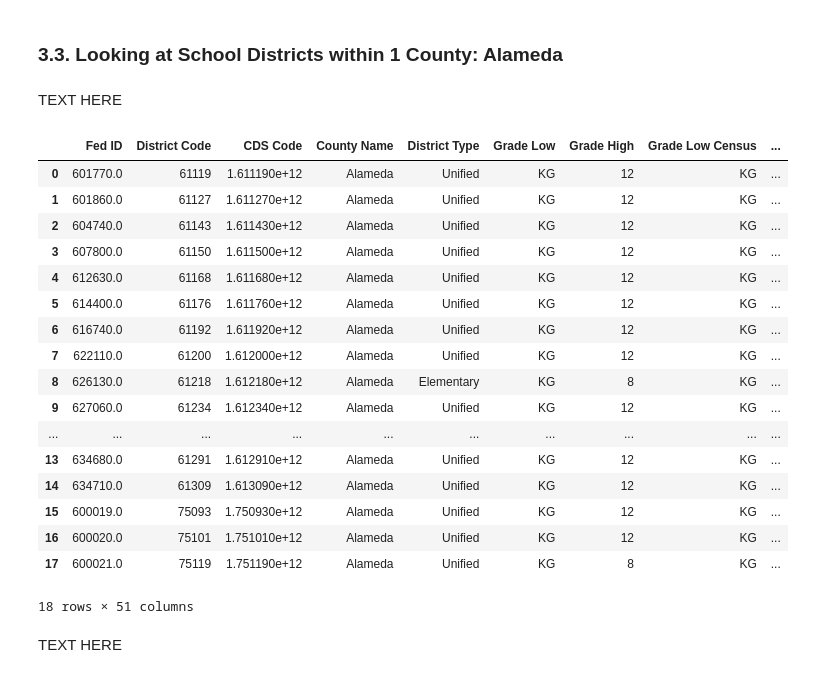
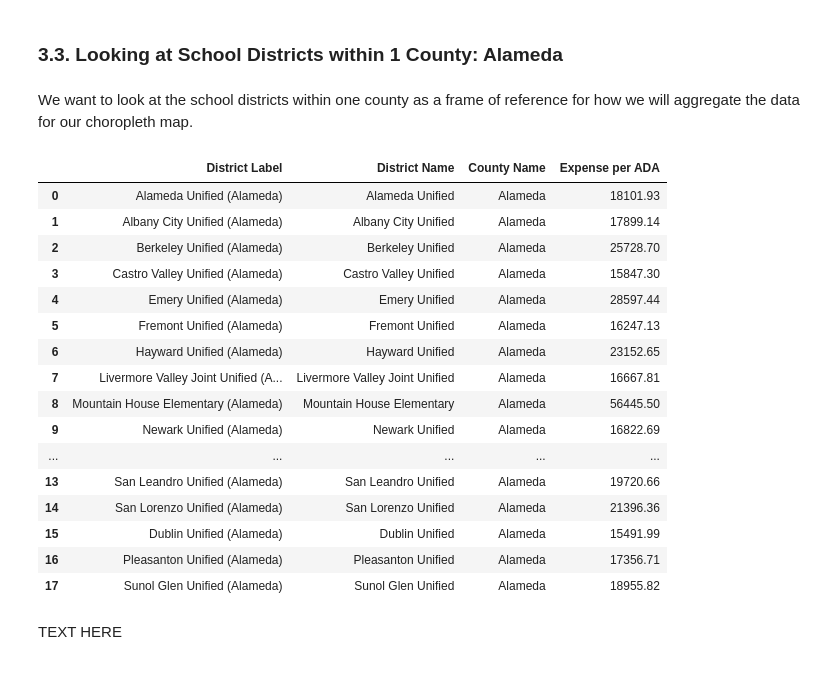
Before and after one commit to lquuu/593-milestone-1, a Jupyter notebook: deepnote/SIADS_593_Milestone_Project/Notebook 4- Visualizations Part 2 (Choropleth Map).ipynb, the cells around one changed output. Saved outputs shown, nothing was run; the diff lists cells and outputs as text; code cells hidden in the pictures.

```diff
--- a/deepnote/SIADS_593_Milestone_Project/Notebook 4- Visualizations Part 2 (Choropleth Map).ipynb
+++ b/deepnote/SIADS_593_Milestone_Project/Notebook 4- Visualizations Part 2 (Choropleth Map).ipynb
@@ -85,33 +85,33 @@ Requirement already satisfied: shapely in /root/venv/lib/python3.12/site-package
 Requirement already satisfied: numpy>=1.21 in /root/venv/lib/python3.12/site-packages (from shapely) (1.26.4)
 # %% [markdown]
 ### 3.3. Looking at School Districts within 1 County: Alameda
-# %% [markdown]
-TEXT HERE
+# %% [markdown]
+We want to look at the school districts within one county as a frame of reference for how we will aggregate the data for our choropleth map.
 # %%
 # Filtered the DataFrame to only incclude rows where the 'County Name' is 'Alameda'
 alameda = district_and_expenses[district_and_expenses['County Name'] == 'Alameda']
 
-# Display the filtered DataFrame
-display(alameda)
+# Display the 'District Label', 'District Name', 'County Name', and 'Expense per ADA' columns from the filtered
+# DataFrame
+display(alameda[['District Label', 'District Name', 'County Name', 'Expense per ADA']])
 # %% [output]
-|  | Fed ID | District Code | CDS Code | County Name | District Type | Grade Low | Grade High | Grade Low Census | ... |
-| 0 | 601770.0 | 61119 | 1.611190e+12 | Alameda | Unified | KG | 12 | KG | ... |
-| 1 | 601860.0 | 61127 | 1.611270e+12 | Alameda | Unified | KG | 12 | KG | ... |
-| 2 | 604740.0 | 61143 | 1.611430e+12 | Alameda | Unified | KG | 12 | KG | ... |
-| 3 | 607800.0 | 61150 | 1.611500e+12 | Alameda | Unified | KG | 12 | KG | ... |
-| 4 | 612630.0 | 61168 | 1.611680e+12 | Alameda | Unified | KG | 12 | KG | ... |
-| 5 | 614400.0 | 61176 | 1.611760e+12 | Alameda | Unified | KG | 12 | KG | ... |
-| 6 | 616740.0 | 61192 | 1.611920e+12 | Alameda | Unified | KG | 12 | KG | ... |
-| 7 | 622110.0 | 61200 | 1.612000e+12 | Alameda | Unified | KG | 12 | KG | ... |
-| 8 | 626130.0 | 61218 | 1.612180e+12 | Alameda | Elementary | KG | 8 | KG | ... |
-| 9 | 627060.0 | 61234 | 1.612340e+12 | Alameda | Unified | KG | 12 | KG | ... |
-| ... | ... | ... | ... | ... | ... | ... | ... | ... | ... |
-| 13 | 634680.0 | 61291 | 1.612910e+12 | Alameda | Unified | KG | 12 | KG | ... |
-| 14 | 634710.0 | 61309 | 1.613090e+12 | Alameda | Unified | KG | 12 | KG | ... |
-| 15 | 600019.0 | 75093 | 1.750930e+12 | Alameda | Unified | KG | 12 | KG | ... |
-| 16 | 600020.0 | 75101 | 1.751010e+12 | Alameda | Unified | KG | 12 | KG | ... |
-| 17 | 600021.0 | 75119 | 1.751190e+12 | Alameda | Unified | KG | 8 | KG | ... |
+|  | District Label | District Name | County Name | Expense per ADA |
+| 0 | Alameda Unified (Alameda) | Alameda Unified | Alameda | 18101.93 |
+| 1 | Albany City Unified (Alameda) | Albany City Unified | Alameda | 17899.14 |
+| 2 | Berkeley Unified (Alameda) | Berkeley Unified | Alameda | 25728.70 |
+| 3 | Castro Valley Unified (Alameda) | Castro Valley Unified | Alameda | 15847.30 |
+| 4 | Emery Unified (Alameda) | Emery Unified | Alameda | 28597.44 |
+| 5 | Fremont Unified (Alameda) | Fremont Unified | Alameda | 16247.13 |
+| 6 | Hayward Unified (Alameda) | Hayward Unified | Alameda | 23152.65 |
+| 7 | Livermore Valley Joint Unified (A... | Livermore Valley Joint Unified | Alameda | 16667.81 |
+| 8 | Mountain House Elementary (Alameda) | Mountain House Elementary | Alameda | 56445.50 |
+| 9 | Newark Unified (Alameda) | Newark Unified | Alameda | 16822.69 |
+| ... | ... | ... | ... | ... |
+| 13 | San Leandro Unified (Alameda) | San Leandro Unified | Alameda | 19720.66 |
+| 14 | San Lorenzo Unified (Alameda) | San Lorenzo Unified | Alameda | 21396.36 |
+| 15 | Dublin Unified (Alameda) | Dublin Unified | Alameda | 15491.99 |
+| 16 | Pleasanton Unified (Alameda) | Pleasanton Unified | Alameda | 17356.71 |
+| 17 | Sunol Glen Unified (Alameda) | Sunol Glen Unified | Alameda | 18955.82 |
-18 rows × 51 columns
 # %% [markdown]
 TEXT HERE
 # %% [markdown]
```
Also changed, not shown: parts of 4 cells of this notebook, 1 other file.
